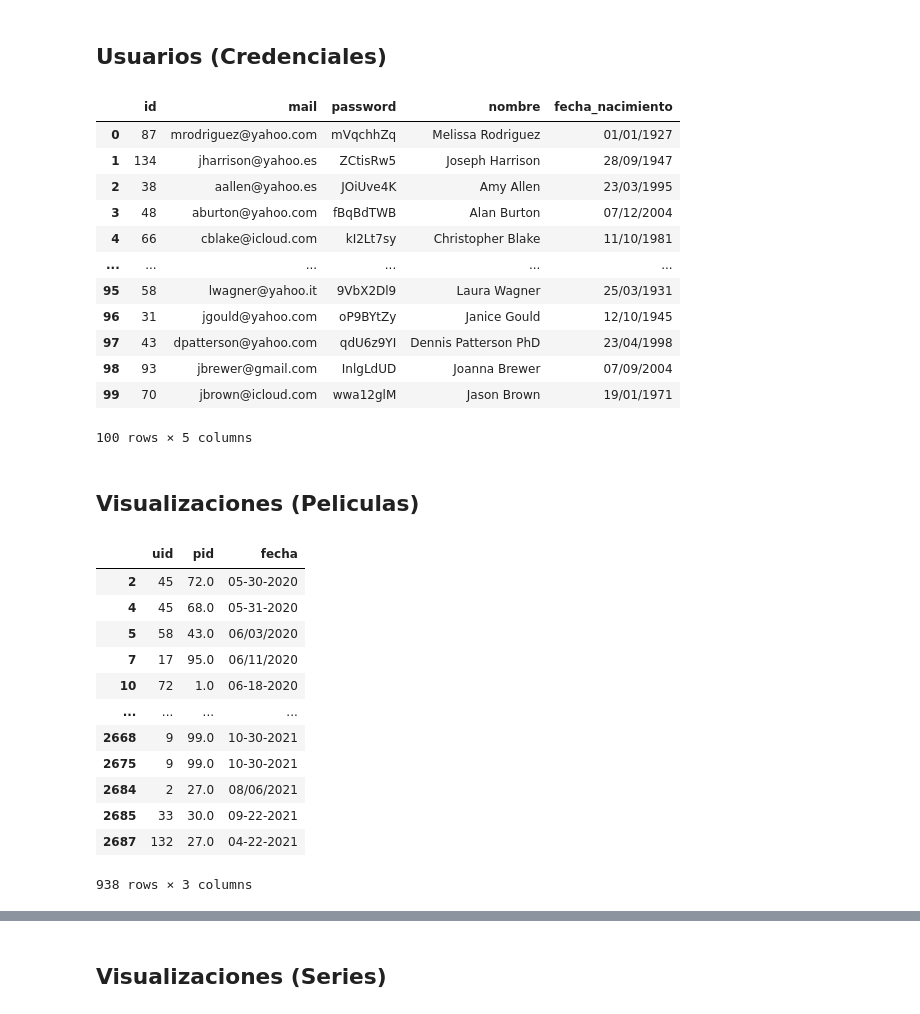
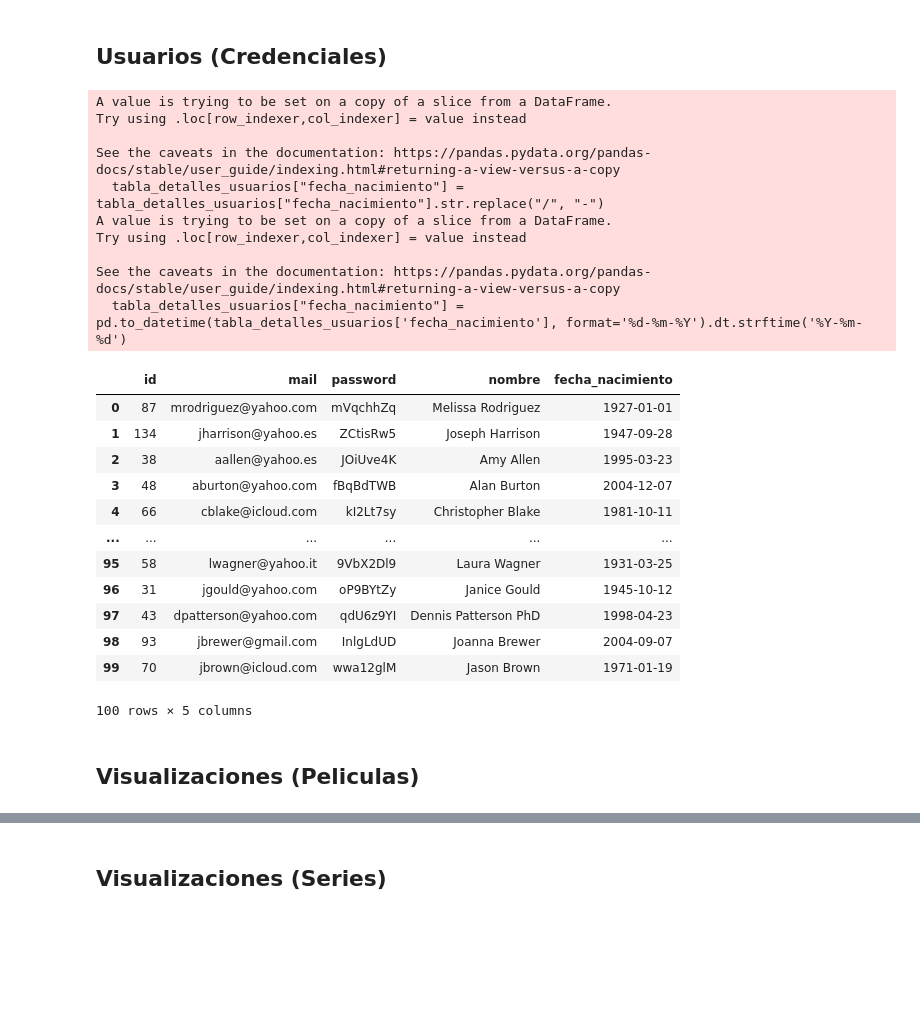
Before and after one commit to VicenteGarayR/Gatos-de-base, a Jupyter notebook: Entrega3/CSV/data_impar.ipynb, the cells around one changed output, grey strips where cells are left out. Saved outputs shown, nothing was run; the diff lists cells and outputs as text; code cells hidden in the pictures; blank space fills up the shorter version.

```diff
--- a/Entrega3/CSV/data_impar.ipynb
+++ b/Entrega3/CSV/data_impar.ipynb
@@ -547,38 +621,32 @@ tabla_usernames_usuarios#PK: id
 ## Usuarios (Credenciales)
 # %%
 tabla_detalles_usuarios = df_usuarios[["id", "mail", "password", "nombre", "fecha_nacimiento"]]
+tabla_detalles_usuarios["fecha_nacimiento"] = tabla_detalles_usuarios["fecha_nacimiento"].str.replace("/", "-")
+tabla_detalles_usuarios["fecha_nacimiento"] = pd.to_datetime(tabla_detalles_usuarios['fecha_nacimiento'], format='%d-%m-%Y').dt.strftime('%Y-%m-%d')
 tabla_detalles_usuarios #PK: id
 # %% [output]
+A value is trying to be set on a copy of a slice from a DataFrame.
+Try using .loc[row_indexer,col_indexer] = value instead
+
+See the caveats in the documentation: https://pandas.pydata.org/pandas-docs/stable/user_guide/indexing.html#returning-a-view-versus-a-copy
+  tabla_detalles_usuarios["fecha_nacimiento"] = tabla_detalles_usuarios["fecha_nacimiento"].str.replace("/", "-")
+A value is trying to be set on a copy of a slice from a DataFrame.
+Try using .loc[row_indexer,col_indexer] = value instead
+
+See the caveats in the documentation: https://pandas.pydata.org/pandas-docs/stable/user_guide/indexing.html#returning-a-view-versus-a-copy
+  tabla_detalles_usuarios["fecha_nacimiento"] = pd.to_datetime(tabla_detalles_usuarios['fecha_nacimiento'], format='%d-%m-%Y').dt.strftime('%Y-%m-%d')
 |  | id | mail | password | nombre | fecha_nacimiento |
-| 0 | 87 | mrodriguez@yahoo.com | mVqchhZq | Melissa Rodriguez | 01/01/1927 |
-| 1 | 134 | jharrison@yahoo.es | ZCtisRw5 | Joseph Harrison | 28/09/1947 |
-| 2 | 38 | aallen@yahoo.es | JOiUve4K | Amy Allen | 23/03/1995 |
-| 3 | 48 | aburton@yahoo.com | fBqBdTWB | Alan Burton | 07/12/2004 |
-| 4 | 66 | cblake@icloud.com | kI2Lt7sy | Christopher Blake | 11/10/1981 |
+| 0 | 87 | mrodriguez@yahoo.com | mVqchhZq | Melissa Rodriguez | 1927-01-01 |
+| 1 | 134 | jharrison@yahoo.es | ZCtisRw5 | Joseph Harrison | 1947-09-28 |
+| 2 | 38 | aallen@yahoo.es | JOiUve4K | Amy Allen | 1995-03-23 |
+| 3 | 48 | aburton@yahoo.com | fBqBdTWB | Alan Burton | 2004-12-07 |
+| 4 | 66 | cblake@icloud.com | kI2Lt7sy | Christopher Blake | 1981-10-11 |
 | ... | ... | ... | ... | ... | ... |
-| 95 | 58 | lwagner@yahoo.it | 9VbX2Dl9 | Laura Wagner | 25/03/1931 |
-| 96 | 31 | jgould@yahoo.com | oP9BYtZy | Janice Gould | 12/10/1945 |
-| 97 | 43 | dpatterson@yahoo.com | qdU6z9YI | Dennis Patterson PhD | 23/04/1998 |
-| 98 | 93 | jbrewer@gmail.com | InlgLdUD | Joanna Brewer | 07/09/2004 |
-| 99 | 70 | jbrown@icloud.com | wwa12glM | Jason Brown | 19/01/1971 |
+| 95 | 58 | lwagner@yahoo.it | 9VbX2Dl9 | Laura Wagner | 1931-03-25 |
+| 96 | 31 | jgould@yahoo.com | oP9BYtZy | Janice Gould | 1945-10-12 |
+| 97 | 43 | dpatterson@yahoo.com | qdU6z9YI | Dennis Patterson PhD | 1998-04-23 |
+| 98 | 93 | jbrewer@gmail.com | InlgLdUD | Joanna Brewer | 2004-09-07 |
+| 99 | 70 | jbrown@icloud.com | wwa12glM | Jason Brown | 1971-01-19 |
-100 rows × 5 columns
+100 rows × 5 columns
 # %% [markdown]
 ## Visualizaciones (Peliculas)
-# %%
-vis_pelis = df_visualizaciones.dropna(subset=['pid'])
-vis_pelis = vis_pelis.drop(columns=['cid'])
-vis_pelis
-# %% [output]
-|  | uid | pid | fecha |
-| 2 | 45 | 72.0 | 05-30-2020 |
-| 4 | 45 | 68.0 | 05-31-2020 |
-| 5 | 58 | 43.0 | 06/03/2020 |
-| 7 | 17 | 95.0 | 06/11/2020 |
-| 10 | 72 | 1.0 | 06-18-2020 |
-| ... | ... | ... | ... |
-| 2668 | 9 | 99.0 | 10-30-2021 |
-| 2675 | 9 | 99.0 | 10-30-2021 |
-| 2684 | 2 | 27.0 | 08/06/2021 |
-| 2685 | 33 | 30.0 | 09-22-2021 |
-| 2687 | 132 | 27.0 | 04-22-2021 |
-938 rows × 3 columns
```
Also changed, not shown: parts of 11 cells of this notebook, 19 other files.
